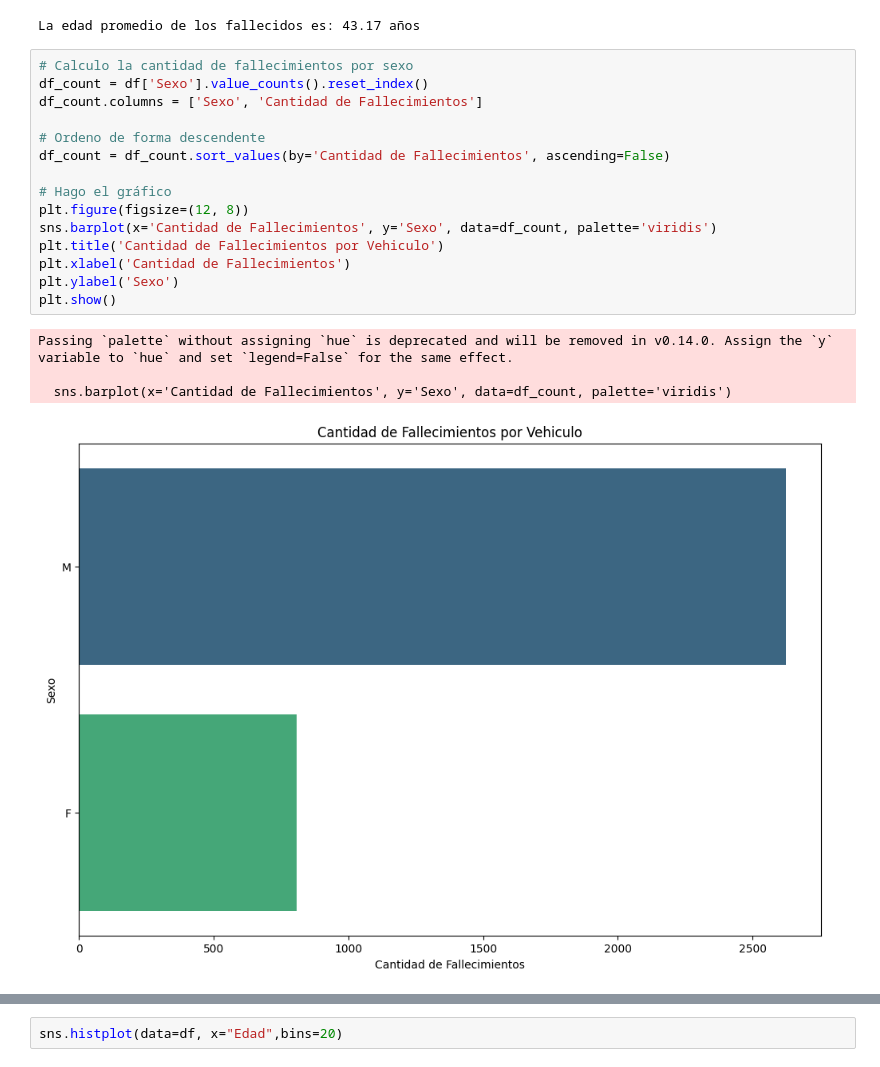
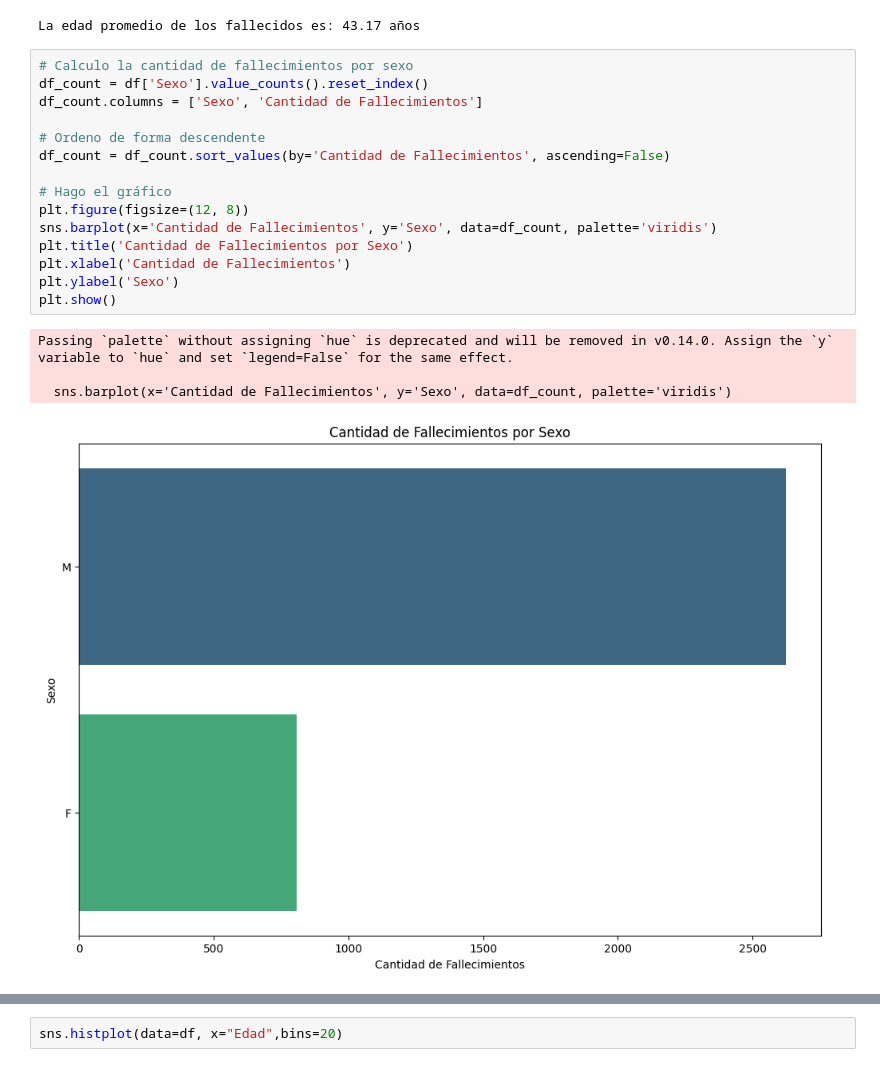
Before and after one commit to ChristianDzk/datascience, a Jupyter notebook: Primer Entrega.ipynb, the cells around one changed output, grey strips where cells are left out. Cells and saved outputs as stored; diff of their text form.

```diff
--- a/Primer Entrega.ipynb
+++ b/Primer Entrega.ipynb
@@ -136,20 +136,20 @@ La edad promedio de los fallecidos es: 43.17 años
 # %%
 # Calculo la cantidad de fallecimientos por sexo
 df_count = df['Sexo'].value_counts().reset_index()
 df_count.columns = ['Sexo', 'Cantidad de Fallecimientos']
 
 # Ordeno de forma descendente
 df_count = df_count.sort_values(by='Cantidad de Fallecimientos', ascending=False)
 
 # Hago el gráfico
 plt.figure(figsize=(12, 8))
 sns.barplot(x='Cantidad de Fallecimientos', y='Sexo', data=df_count, palette='viridis')
-plt.title('Cantidad de Fallecimientos por Vehiculo')
+plt.title('Cantidad de Fallecimientos por Sexo')
 plt.xlabel('Cantidad de Fallecimientos')
 plt.ylabel('Sexo')
 plt.show()
 # %% [output]
 Passing `palette` without assigning `hue` is deprecated and will be removed in v0.14.0. Assign the `y` variable to `hue` and set `legend=False` for the same effect.
 
   sns.barplot(x='Cantidad de Fallecimientos', y='Sexo', data=df_count, palette='viridis')
-[figure, old version]
+[figure, new version]
```
Also changed, not shown: parts of 6 cells of this notebook.
